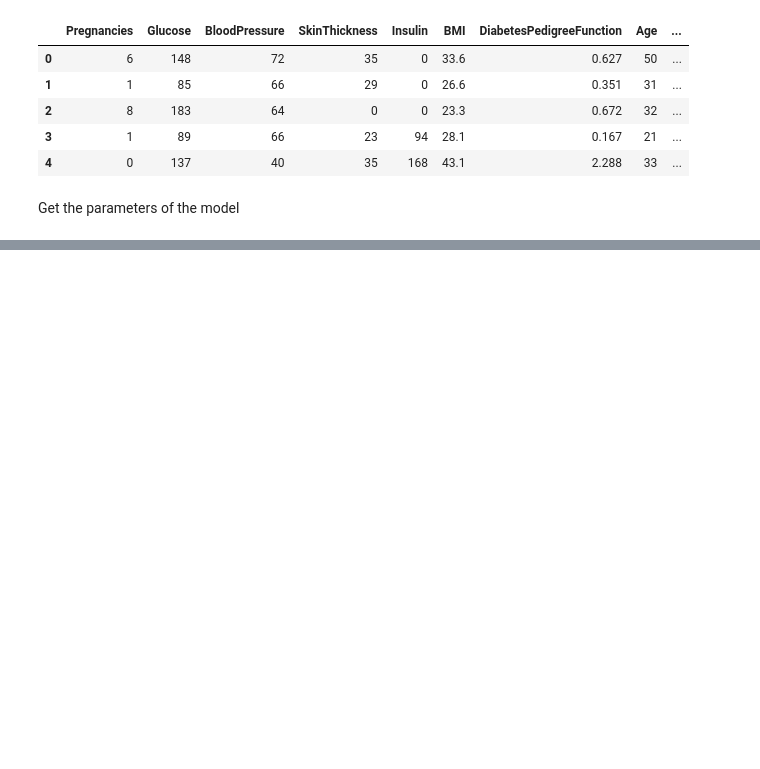
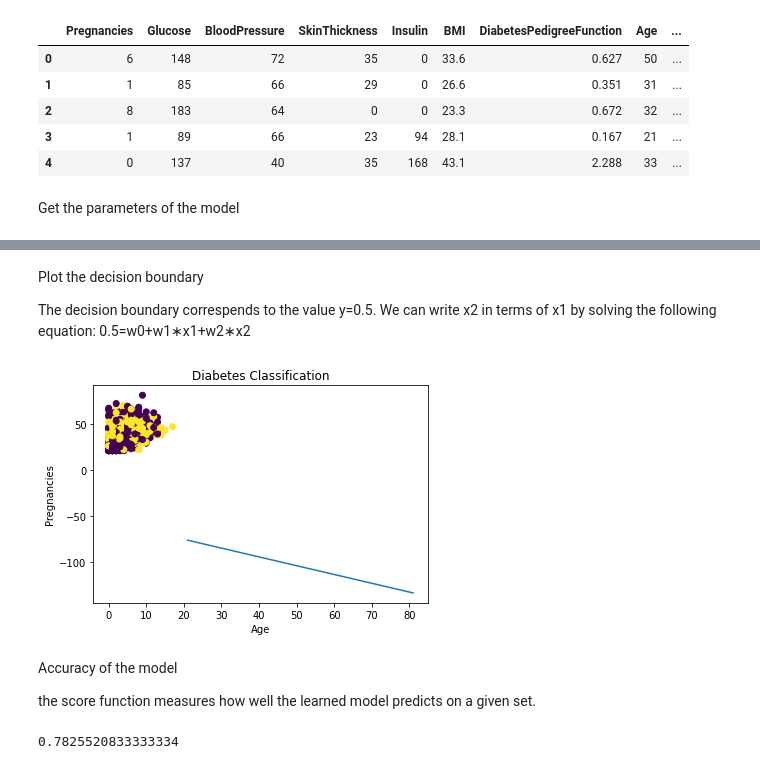
Before and after one commit to Abdoul-K-S/ML, a Jupyter notebook: diabete_Logistic_Regression.ipynb, the cells around one changed output, grey strips where cells are left out. Drawn from its saved outputs; the diff is of its cells as text; code cells hidden in the pictures; blank space fills up the shorter version.

```diff
--- a/diabete_Logistic_Regression.ipynb
+++ b/diabete_Logistic_Regression.ipynb
@@ -65,0 +63,38 @@ plt.show()
+# %% [markdown]
+Plot the decision boundary
+
+The decision boundary correspends to the value y=0.5. We can write x2 in terms of x1 by solving the following equation:
+0.5=w0+w1∗x1+w2∗x2
+# %%
+fig = plt.figure()
+ax = plt.axes()
+plt.title('Diabetes Classification')
+plt.xlabel('Age')
+plt.ylabel('Pregnancies')
+plt.scatter(X[:,0], X[:,1], c=y.ravel())
+
+#generate new points to plot a decision boundary line
+x1_vals = np.linspace(min(X[:,1]), max(X[:,1]), 1000)
+# the boundry is at line at y = 0.5, we can then write x2 in terms of x1 (0.5 = theta0 + theta1*x1 + theta2*x2)
+x2_vals = -(clf.intercept_[0] - 0.5 + clf.coef_[0][0]*x1_vals) / clf.coef_[0][1]
+
+# plot the line
+plt.plot(x1_vals, x2_vals)
+plt.show()
+# %% [output]
+[figure, added]
+# %% [markdown]
+Accuracy of the model
+
+the score function measures how well the learned model predicts on a given set.
+# %%
+#prediction probability of one example (the 5th example)
+clf.predict_proba(X[5:6,:]) # the two probabilities sums up to 1.
+
+#predicted class of an example (class with max probability)
+clf.predict(X[5:6,:])
+
+#prediction accuracy on the training set X
+clf.score(X, y)
+# %% [output]
+0.7825520833333334
```
Also changed, not shown: parts of 24 cells of this notebook.
